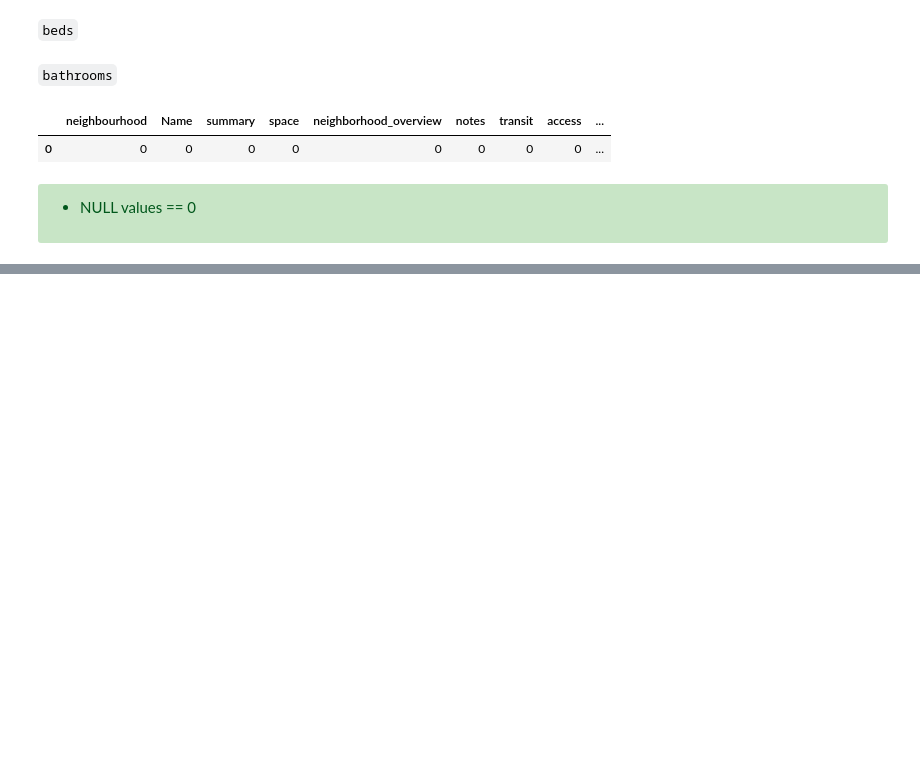
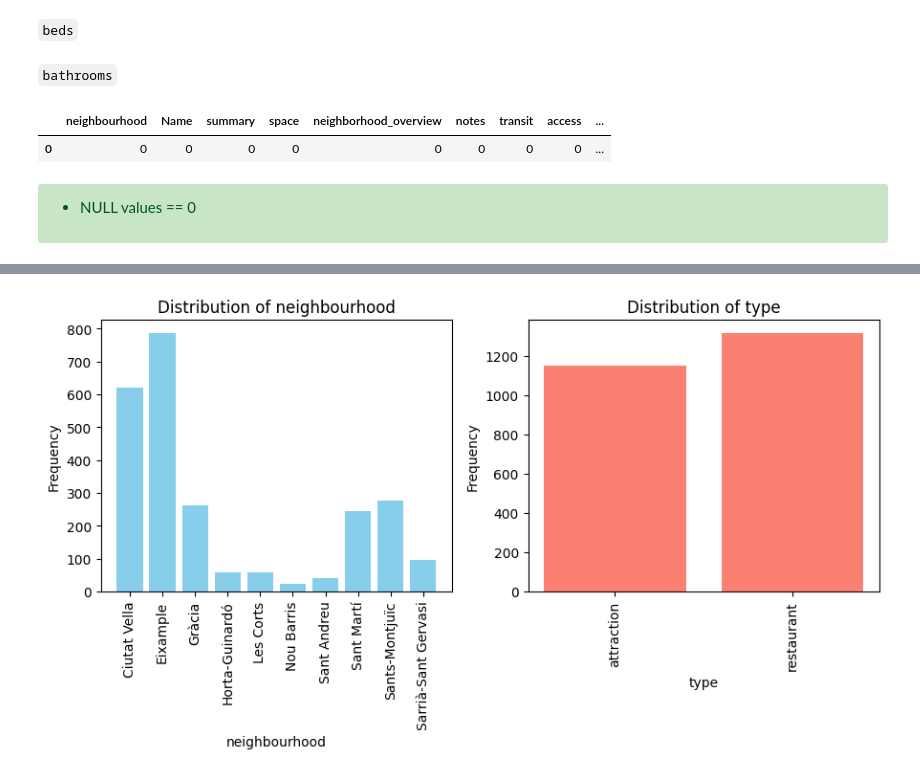
Before and after one commit to elenaalegret/Advanced-Databases, a Jupyter notebook: data_quality_pipeline/dataset_exploration.ipynb, the cells around one changed output, grey strips where cells are left out. Drawn from its saved outputs; the diff is of its cells as text; code cells hidden in the pictures; blank space fills up the shorter version.

```diff
--- a/data_quality_pipeline/dataset_exploration.ipynb
+++ b/data_quality_pipeline/dataset_exploration.ipynb
@@ -875,0 +1103,21 @@ nan_counts.toPandas()
+# %%
+import folium
+
+# Limits of Barcelona
+barcelona_lat_min = 41.33
+barcelona_lat_max = 41.45
+barcelona_lng_min = 2.10
+barcelona_lng_max = 2.24
+
+map_barcelona = folium.Map(location=[(barcelona_lat_min + barcelona_lat_max) / 2,
+                                     (barcelona_lng_min + barcelona_lng_max) / 2], zoom_start=12)
+
+# Square to paint
+bounds = [(barcelona_lat_min, barcelona_lng_min),
+          (barcelona_lat_min, barcelona_lng_max),
+          (barcelona_lat_max, barcelona_lng_max),
+          (barcelona_lat_max, barcelona_lng_min),
+          (barcelona_lat_min, barcelona_lng_min)]
+
+folium.Polygon(bounds, color='red', fill=True, fill_color='red', fill_opacity=0.5).add_to(map_barcelona)
+map_barcelona
@@ -875,0 +1126,11 @@ nan_counts.toPandas()
+# %%
+# Apply the square
+df_barcelona = df_locations[(df_locations['latitude'] >= barcelona_lat_min) &
+                            (df_locations['latitude'] <= barcelona_lat_max) &
+                            (df_locations['longitude'] >= barcelona_lng_min) &
+                            (df_locations['longitude'] <= barcelona_lng_max)]
+# %%
+df_barcelona.select("type").distinct().show()
+df_barcelona.select("district").distinct().show()
+# rename district to match to the other dfs
+df_barcelona = df_barcelona.withColumnRenamed("district", "neighbourhood")
@@ -875,0 +1162,13 @@ nan_counts.toPandas()
+# %%
+fig, axs = plt.subplots(1, 2, figsize=(9, 5))
+axs = axs.flatten()
+
+for i, column in enumerate(["neighbourhood", "type"]):
+    ax = axs[i]
+    color = color_palette[i % len(color_palette)]
+    plot_categorical_distribution(df_barcelona, column, ax, color)
+
+plt.tight_layout()
+plt.show()
+# %% [output]
+[figure, added]
```
Also changed, not shown: parts of 39 cells of this notebook, 4 other files.
